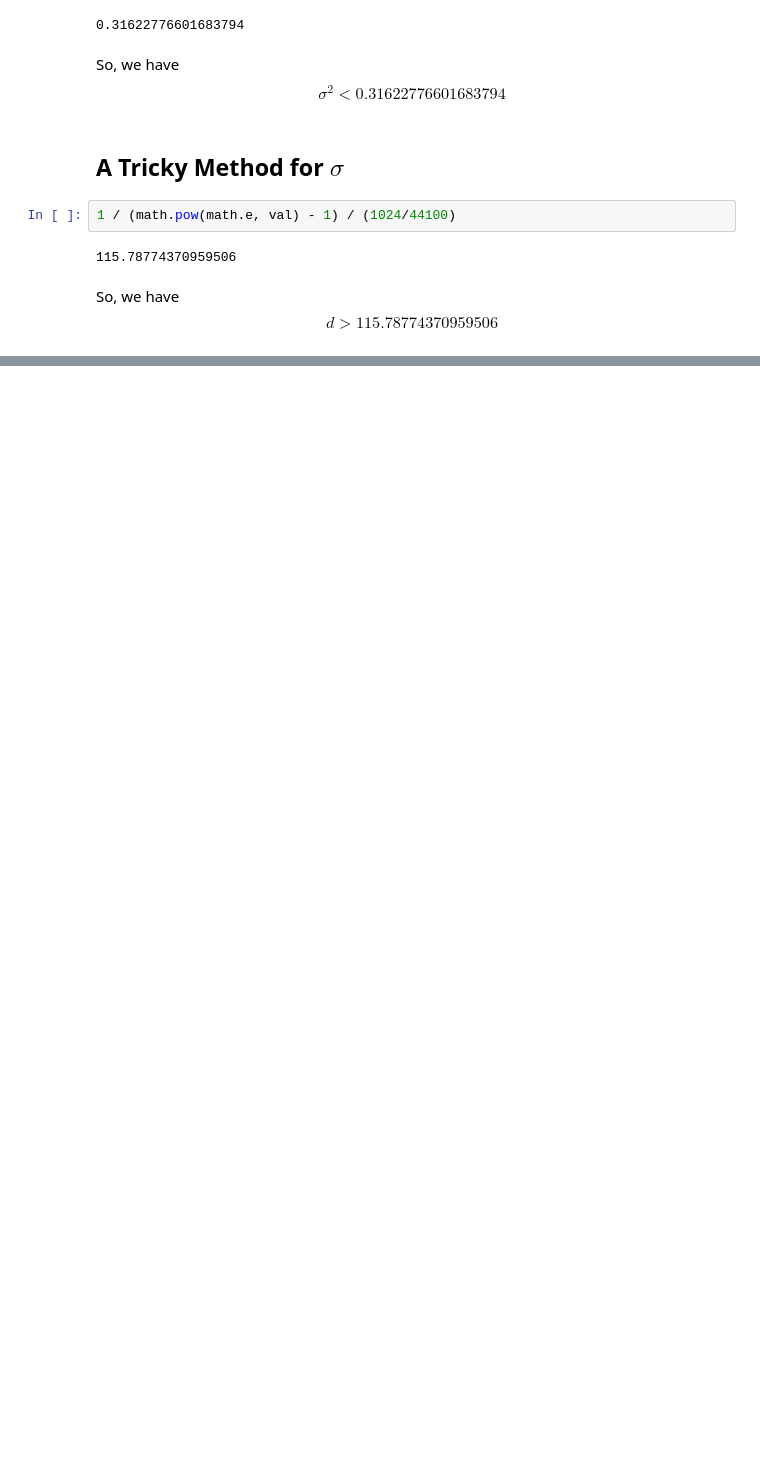
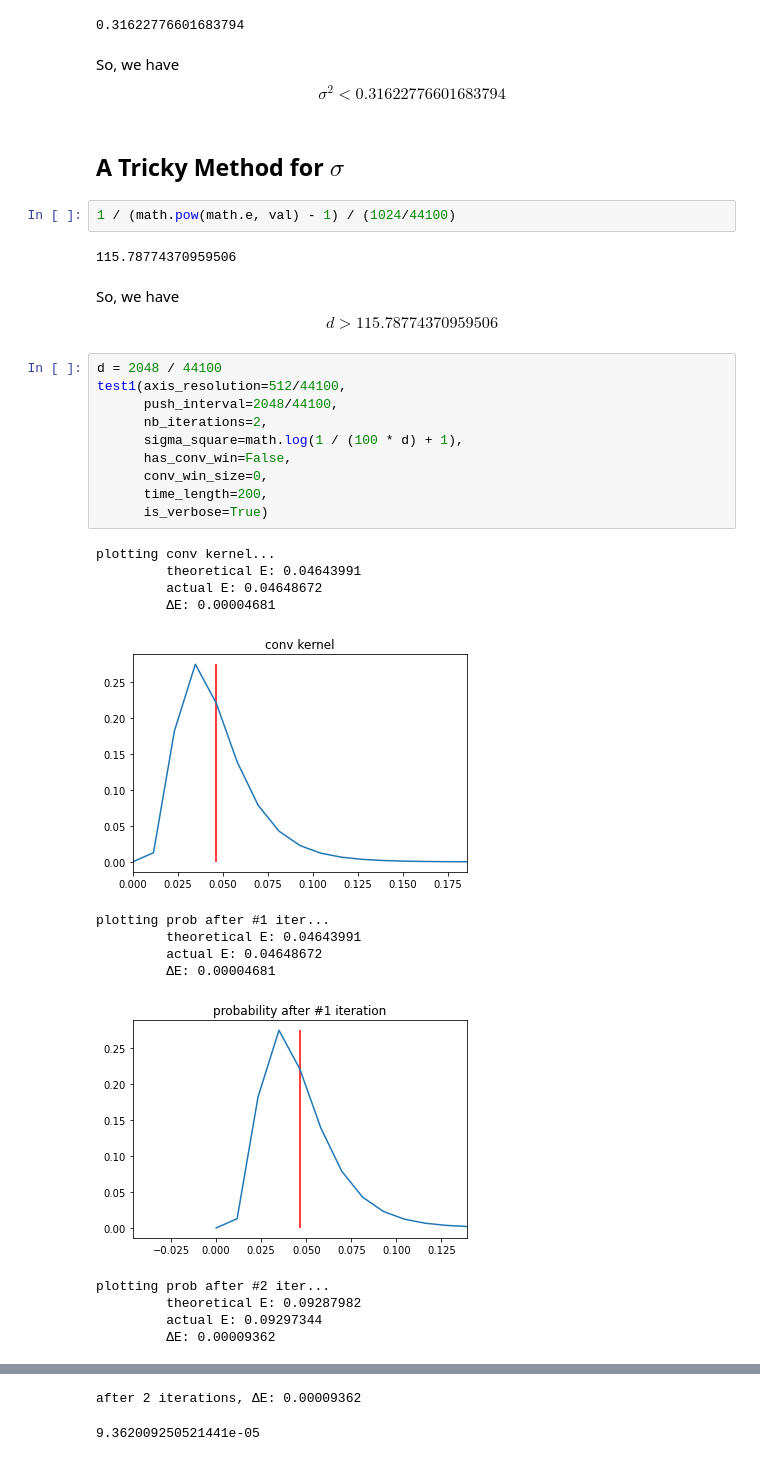
Before and after one commit to tomzhu1024/auto-accompaniment-reboot, a Jupyter notebook: playground/notebooks/pushing_with_convolution.ipynb, the cells around one changed output, grey strips where cells are left out. Cells and saved outputs as stored; diff of their text form; blank space fills up the shorter version.

```diff
--- a/playground/notebooks/pushing_with_convolution.ipynb
+++ b/playground/notebooks/pushing_with_convolution.ipynb
@@ -271,3 +271,28 @@ So, we have $$\sigma^2<0.31622776601683794$$
 115.78774370959506
 # %% [markdown]
 So, we have $$d>115.78774370959506$$
+# %%
+d = 2048 / 44100
+test1(axis_resolution=512/44100,
+      push_interval=2048/44100,
+      nb_iterations=2,
+      sigma_square=math.log(1 / (100 * d) + 1),
+      has_conv_win=False,
+      conv_win_size=0,
+      time_length=200,
+      is_verbose=True)
+# %% [output]
+plotting conv kernel...
+         theoretical E: 0.04643991
+         actual E: 0.04648672
+         ΔE: 0.00004681
+[figure, added]
+plotting prob after #1 iter...
+         theoretical E: 0.04643991
+         actual E: 0.04648672
+         ΔE: 0.00004681
+[figure, added]
+plotting prob after #2 iter...
+         theoretical E: 0.09287982
+         actual E: 0.09297344
+         ΔE: 0.00009362
@@ -273,0 +300,2 @@ So, we have $$d>115.78774370959506$$
+after 2 iterations, ΔE: 0.00009362
+9.362009250521441e-05
```
Also changed, not shown: parts of 1 cell of this notebook, 7 other files.
